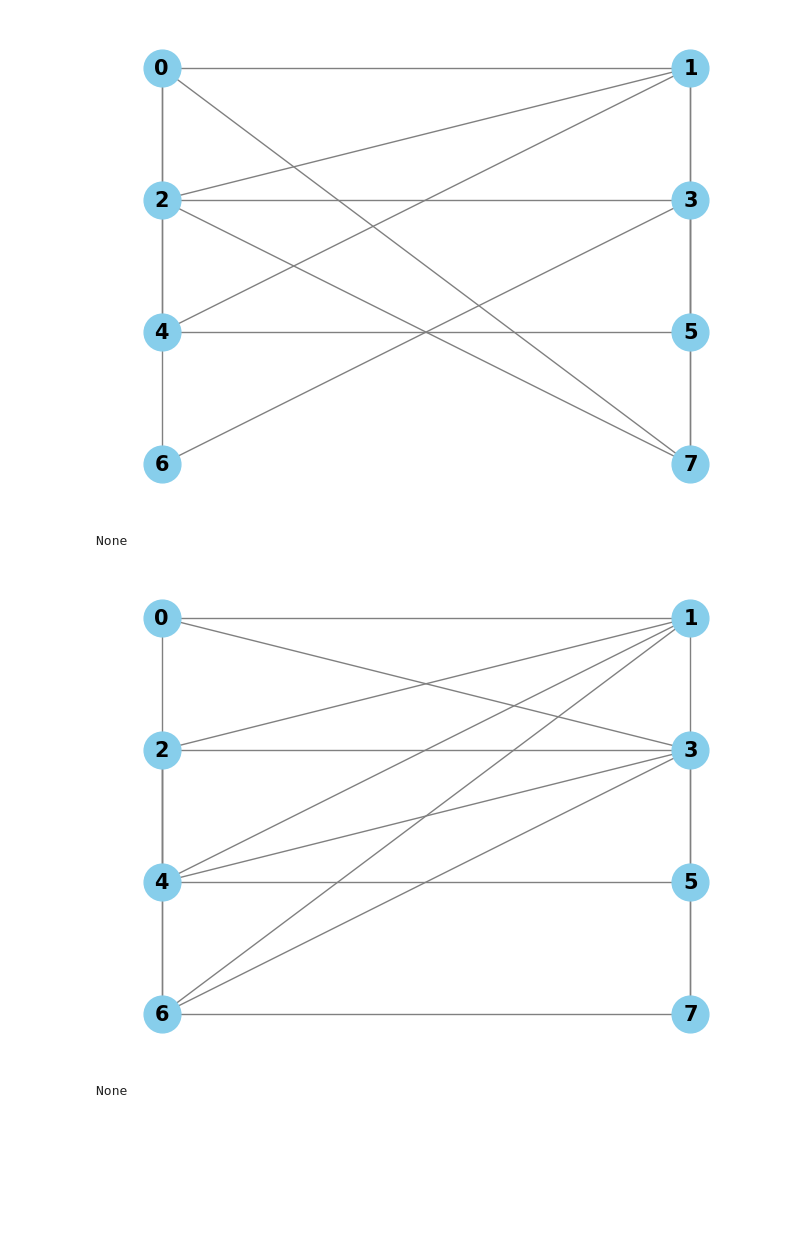
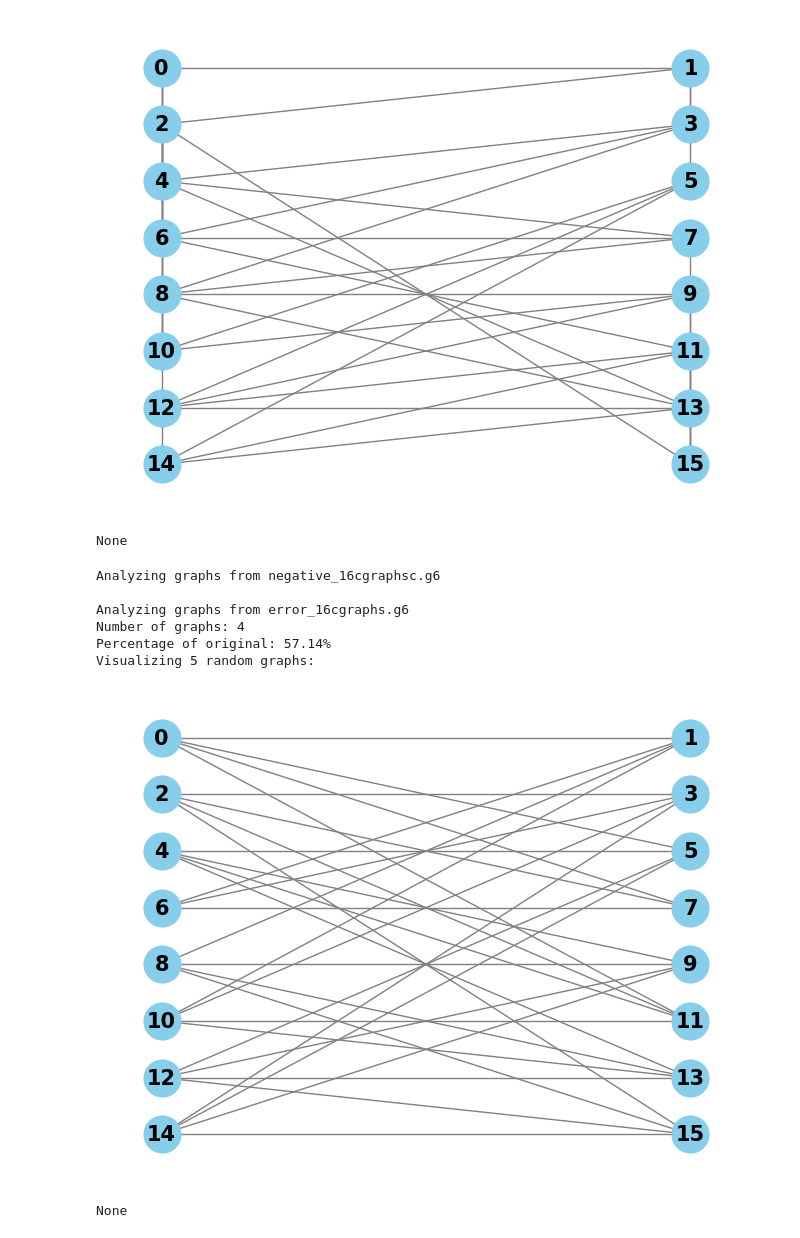
Before and after one commit to Mostafa-Atallah2020/ctqw-matching-decomp, a Jupyter notebook: examples/Graph classification.ipynb, the cells around one changed output. Cells and saved outputs as stored; diff of their text form; code cells hidden in the pictures; blank space fills up the shorter version.

Commit message:
Towards handeling bigger graphs

```diff
--- a/examples/Graph classification.ipynb
+++ b/examples/Graph classification.ipynb
@@ -93,7 +97,10 @@ def count_gates_dynamic_walk(edges, T, delta_t):
         sub_qc = G.get_qc(simplified=True)
         big_qc = big_qc.compose(sub_qc)
 
-    transpiled_qc = transpile(big_qc, basis_gates=['cx', 'u3'], optimization_level=3)
+    # transpiled_qc = min([transpile(big_qc, basis_gates=['cx', 'u3'], optimization_level=3)
+    #                 for _ in range(10)],
+    #                key=lambda c: c.count_ops()['cx'])
+    transpiled_qc = transpile(big_qc, basis_gates=['cx', 'u3'], optimization_level=3, seed_transpiler=42)
     gate_counts = transpiled_qc.count_ops()
     return gate_counts.get('cx', 0), gate_counts.get('u3', 0), transpiled_qc.depth()
 
@@ -105,7 +112,10 @@ def count_gates_pauli_decomp(edges, delta_t):
     qc = QuantumCircuit(G.n_qubits)
     qc.unitary(evo_matrix_from_pauli, range(G.n_qubits), label='Evo')
 
-    transpiled_qc = transpile(qc, basis_gates=['cx', 'u3'], optimization_level=3)
+    # transpiled_qc = min([transpile(qc, basis_gates=['cx', 'u3'], optimization_level=3)
+    #                 for _ in range(10)],
+    #                key=lambda c: c.count_ops()['cx'])
+    transpiled_qc = transpile(qc, basis_gates=['cx', 'u3'], optimization_level=3, seed_transpiler=42)
     gate_counts = transpiled_qc.count_ops()
     return gate_counts.get('cx', 0), gate_counts.get('u3', 0), transpiled_qc.depth()
 # %%
@@ -161,12 +171,12 @@ def save_graphs(graphs, filename):
             f.write(f"{g6_string}\n")
 
 # Save classified graphs
-save_graphs(positive_graphs, '../data/graphs/positive_graphs.g6')
-save_graphs(negative_graphs, '../data/graphs/negative_graphs.g6')
-save_graphs(zero_graphs, '../data/graphs/zero_graphs.g6')
+save_graphs(positive_graphs, f'../data/graphs/positive_{n_vertex}cgraphs.g6')
+save_graphs(negative_graphs, f'../data/graphs/negative_{n_vertex}cgraphs.g6')
+save_graphs(zero_graphs, f'../data/graphs/zero_{n_vertex}cgraphs.g6')
 
 # Save error graphs
-with open('../data/graphs/error_graphs.g6', 'w') as f:
+with open(f'../data/graphs/error_{n_vertex}cgraphs.g6', 'w') as f:
     for _, edges in error_graphs:
         G = nx.Graph(edges)
         g6_string = nx.to_graph6_bytes(G, header=False).decode().strip()
@@ -206,23 +216,27 @@ def visualize_random_graphs(filename, num_graphs=5):
             print(f"Error: {e}")
 # %%
 # Count graphs in the original file
-original_file = '../data/graphs/graph8c.g6'
+original_file = f'./../data/graphs/graph{n_vertex}c.g6'
 original_count = count_graphs(original_file)
 
 # Visualize and count graphs for each file
-files = ['positive_graphs.g6', 'negative_graphs.g6', 'zero_graphs.g6', 'error_graphs.g6']
+files = [f'positive_{n_vertex}cgraphs.g6', f'negative_{n_vertex}cgraphsc.g6', f'zero_{n_vertex}cgraphs.g6', f'error_{n_vertex}cgraphs.g6']
 for filename in files:
-    full_path = os.path.join('../data/graphs', filename)
-    print(f"\nAnalyzing graphs from {filename}")
+    try:
+        full_path = os.path.join('../data/graphs', filename)
+        print(f"\nAnalyzing graphs from {filename}")
 
-    # Count graphs
-    graph_count = count_graphs(full_path)
-    percentage = (graph_count / original_count) * 100
+        # Count graphs
+        graph_count = count_graphs(full_path)
+        percentage = (graph_count / original_count) * 100
 
-    print(f"Number of graphs: {graph_count}")
-    print(f"Percentage of original: {percentage:.2f}%")
+        print(f"Number of graphs: {graph_count}")
+        print(f"Percentage of original: {percentage:.2f}%")
 
-    # Visualize random graphs
-    print("Visualizing 5 random graphs:")
-    visualize_random_graphs(full_path)
+        # Visualize random graphs
+        print("Visualizing 5 random graphs:")
+        visualize_random_graphs(full_path)
+    except:
+        files.remove(filename)
+        continue
 # %% [output]
@@ -236,5 +250,11 @@ None
 None
-[figure, old version]
+[figure, new version]
 None
+Analyzing graphs from negative_16cgraphsc.g6
+
+Analyzing graphs from error_16cgraphs.g6
+Number of graphs: 4
+Percentage of original: 57.14%
+Visualizing 5 random graphs:
-[figure, old version]
+[figure, new version]
-None
+None
```
Also changed, not shown: parts of 6 cells of this notebook, 1 other file.
